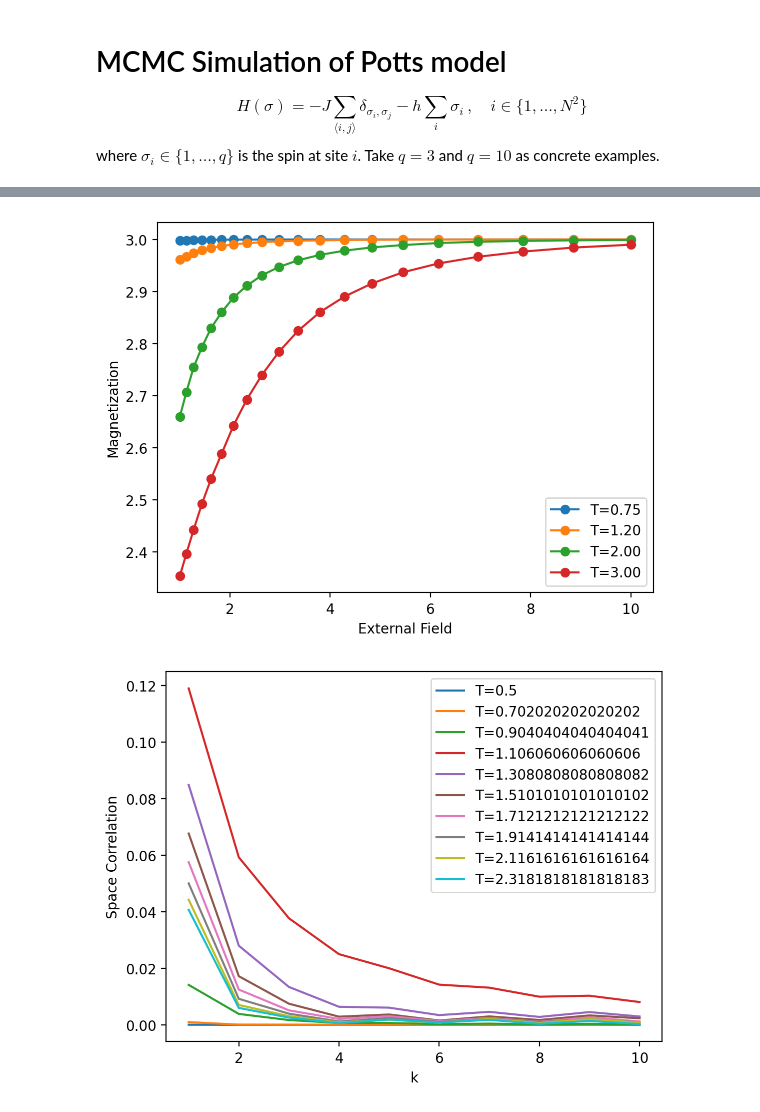
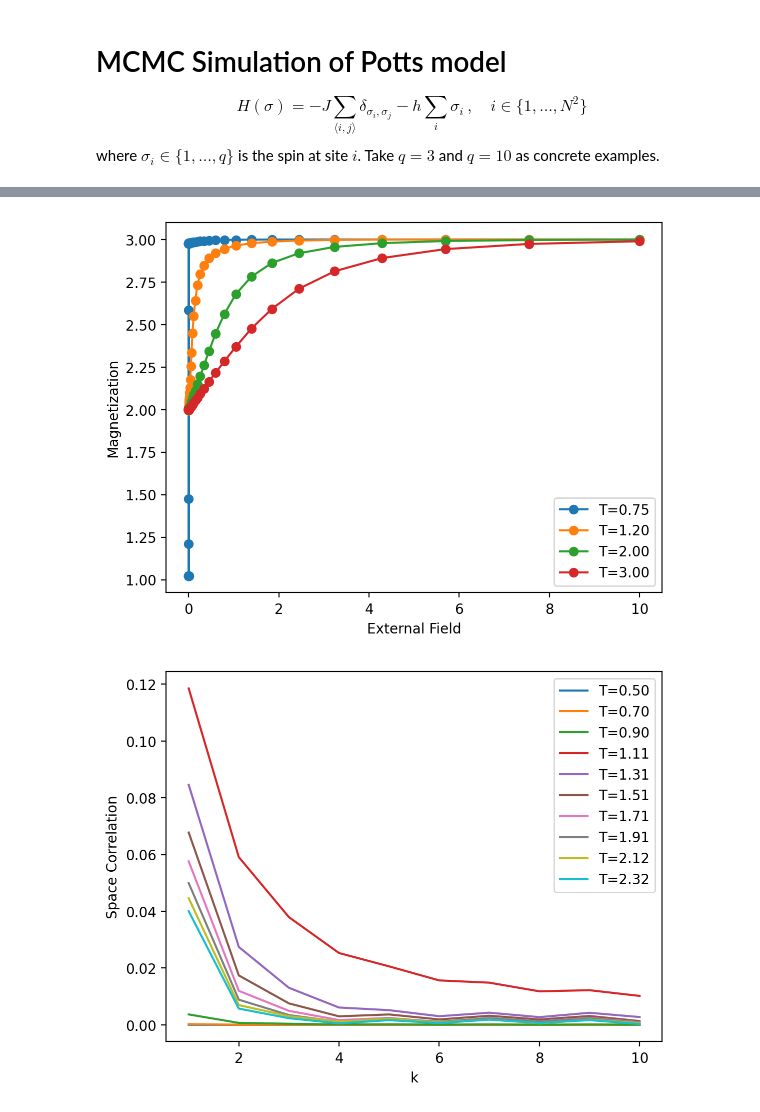
Before and after one commit to xiaoxuan-yu/Potts_MC_Simulation, a Jupyter notebook: simulation/Post-simulation.ipynb, the cells around one changed output, grey strips where cells are left out. Saved outputs shown, nothing was run; the diff lists cells and outputs as text; code cells hidden in the pictures.

```diff
--- a/simulation/Post-simulation.ipynb
+++ b/simulation/Post-simulation.ipynb
@@ -181,6 +181,10 @@ for i in trange(len(T_series)):
         data = np.load('Potts_Data/spin_history_{}_{:.2f}.npy'.format(q, T))
         data = data[data.shape[0]//2:,:,:]
         M_series[i] = magnetization(data)
+        if i == 0 or T==T_c or i==len(T_series)-1:
+            plt.imshow(data[-1,:,:])
+            plt.title('T={:.2f}'.format(T))
+            plt.show()
     else:
         raise ValueError(f'Simulation trajectory for T={T} and q={q} does not exist!')
 # plot
@@ -193,28 +200,29 @@ plt.show()
 # %%
 # Plot magnetization w.r.t h when T=0.75,1.2,2,3
 T_set = [0.75,1.2,2,3]
-h_series = np.logspace(0,1,20)
+h_series = np.logspace(-5, 1, 50)
+h_series = np.insert(h_series, 0, 0)
 for i in trange(len(T_set)):
     T = T_set[i]
     beta = 1/(k*T)
     M_series = np.zeros(shape=(len(h_series)))
     for j in range(len(h_series)):
         h = h_series[j]
         # load data
-        if os.path.isfile('Potts_Data_h/spin_history_{}_{:.2f}_{:.2f}.npy'.format(q, h, T)):
-            data = np.load('Potts_Data_h/spin_history_{}_{:.2f}_{:.2f}.npy'.format(q, h, T))
+        if os.path.isfile('Potts_Data_h/spin_history_{}_{:}_{:.2f}.npy'.format(q, h, T)):
+            data = np.load('Potts_Data_h/spin_history_{}_{:}_{:.2f}.npy'.format(q, h, T))
             data = data[data.shape[0]//2:,:,:]
             M_series[j] = magnetization(data)
         else:
             raise ValueError(f'Simulation trajectory for T={T} ,q={q} and h={h} does not exist!')
     # plot
     plt.plot(h_series, M_series, 'o-', label='T={:.2f}'.format(T))
 plt.xlabel('External Field')
 plt.ylabel('Magnetization')
 plt.legend()
 plt.show()
 # %% [output]
-[figure, old version]
+[figure, new version]
 # %%
 # space correlation and characteristic length
 @jit(forceobj=True)
@@ -264,7 +272,7 @@ for i in trange(len(T_series)):
         data = data[data.shape[0]//2:,:,:]
         Gamma = [space_correlation(data, k) for k in range(1,11)]
         if i%10==0:
-            plt.plot(np.arange(1,11), Gamma, label=f'T={T}')
+            plt.plot(np.arange(1,11), Gamma, label=f'T={T:.2f}')
         xi_series[i] = characteristic_length(Gamma)
     else:
         raise ValueError(f'Simulation trajectory for T={T} and q={q} does not exist!')
@@ -273,7 +281,7 @@ plt.ylabel('Space Correlation')
 plt.legend()
 plt.show()
 # %% [output]
-[figure, old version]
+[figure, new version]
 # %%
 plt.plot(T_series, xi_series, 'o-')
 plt.xlabel('Temperature')
```
Also changed, not shown: parts of 14 cells of this notebook, 17 other files.
